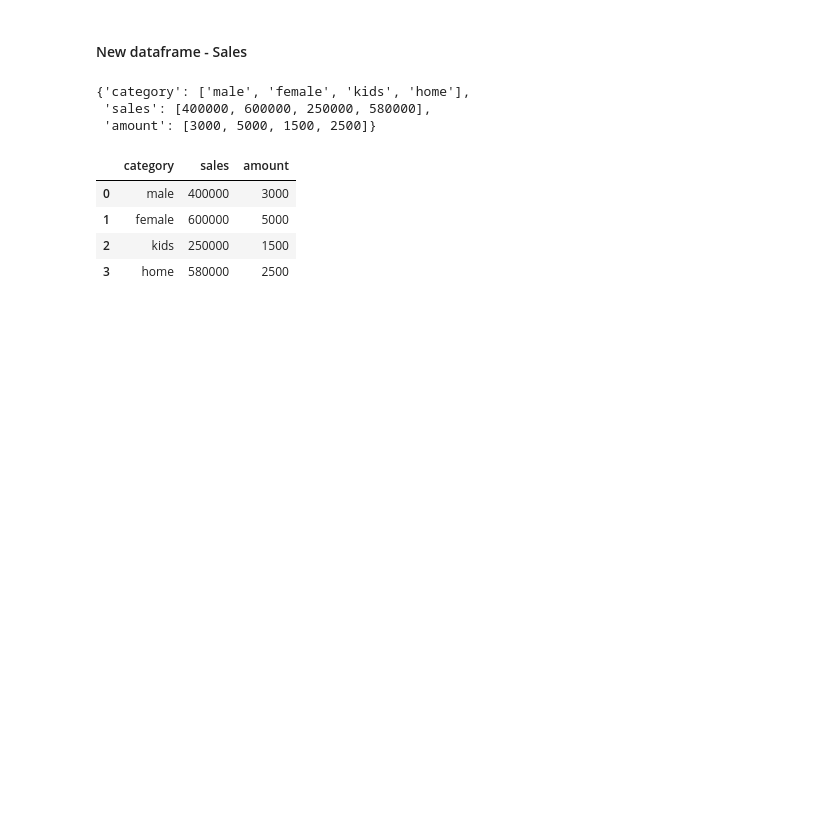
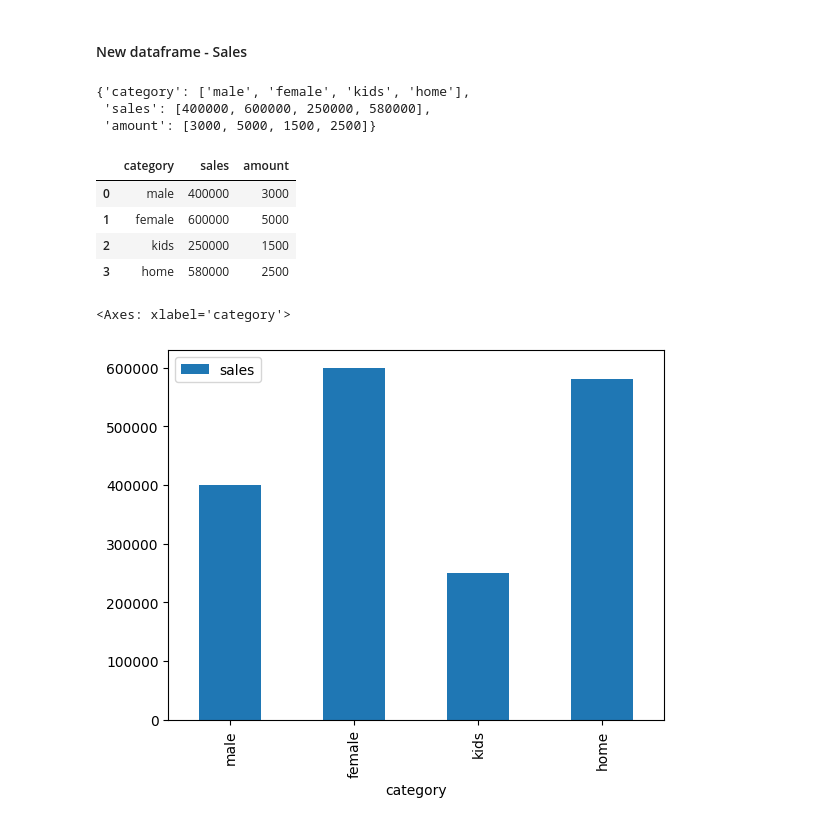
Before and after one commit to imnotannamaria/ia_statistics_for_devs, a Jupyter notebook: estatistica_devs.ipynb, the cells around one changed output. Cells and saved outputs as stored; diff of their text form; code cells hidden in the pictures; blank space fills up the shorter version.

Commit message:
Dealing with Graphic - Bar

```diff
--- a/estatistica_devs.ipynb
+++ b/estatistica_devs.ipynb
@@ -158,3 +158,9 @@ df_sales
 | 1 | female | 600000 | 5000 |
 | 2 | kids | 250000 | 1500 |
 | 3 | home | 580000 | 2500 |
+# %%
+# Bar graph
+df_sales.plot.bar(x='category', y='sales')
+# %% [output]
+<Axes: xlabel='category'>
+[figure, added]
```
Also changed, not shown: parts of 4 cells of this notebook.
